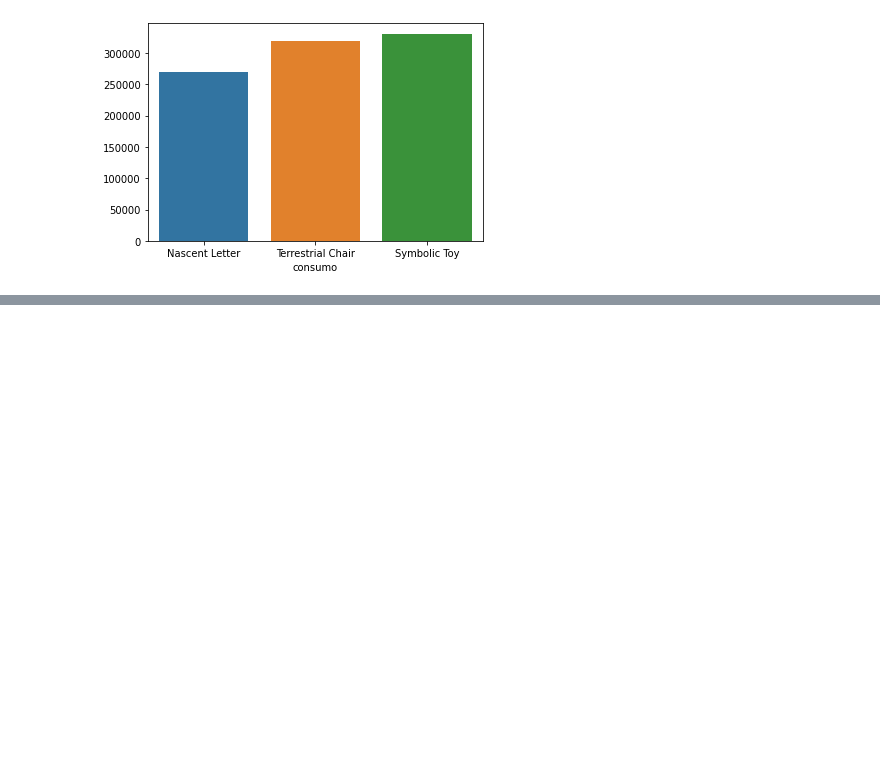
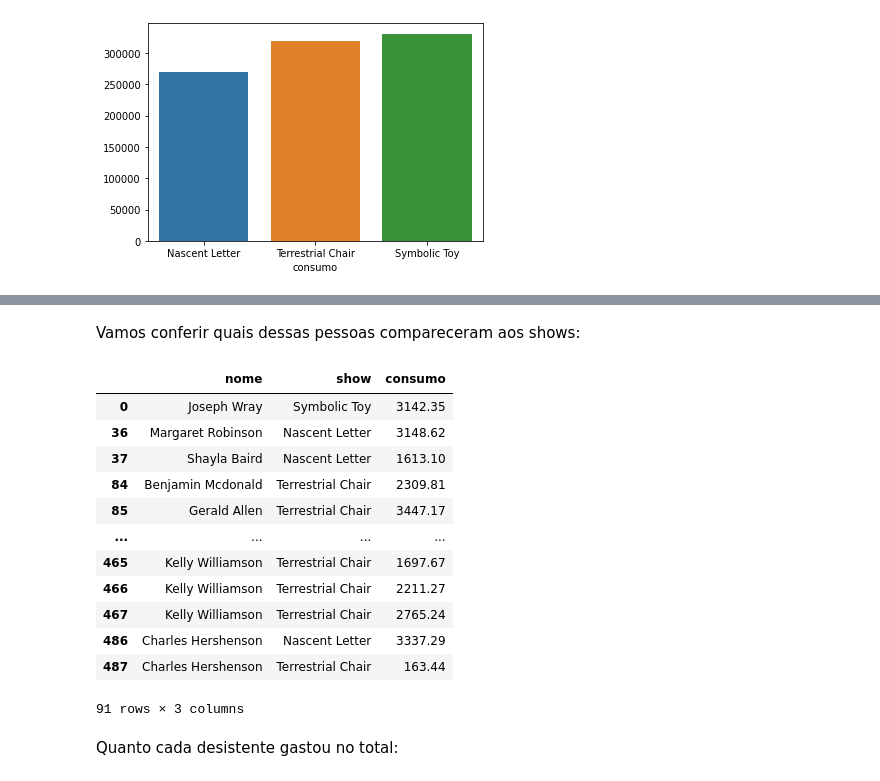
Before and after one commit to brunobdcorreia/Prova-Data-Engineering-Raccoon.Monks, a Jupyter notebook: analise.ipynb, the cells around one changed output, grey strips where cells are left out. Saved outputs shown, nothing was run; the diff lists cells and outputs as text; code cells hidden in the pictures; blank space fills up the shorter version.

```diff
--- a/analise.ipynb
+++ b/analise.ipynb
@@ -327,0 +376,21 @@ Podemos ver pelo gráfico acima que no dia do show da banda Symbolic Toy houvera
+# %% [markdown]
+Vamos conferir quais dessas pessoas compareceram aos shows:
+# %%
+consumo_desistentes = compras_df[compras_df['nome'].isin(desistentes['nome'].unique())]
+consumo_desistentes
+# %% [output]
+|  | nome | show | consumo |
+| 0 | Joseph Wray | Symbolic Toy | 3142.35 |
+| 36 | Margaret Robinson | Nascent Letter | 3148.62 |
+| 37 | Shayla Baird | Nascent Letter | 1613.10 |
+| 84 | Benjamin Mcdonald | Terrestrial Chair | 2309.81 |
+| 85 | Gerald Allen | Terrestrial Chair | 3447.17 |
+| ... | ... | ... | ... |
+| 465 | Kelly Williamson | Terrestrial Chair | 1697.67 |
+| 466 | Kelly Williamson | Terrestrial Chair | 2211.27 |
+| 467 | Kelly Williamson | Terrestrial Chair | 2765.24 |
+| 486 | Charles Hershenson | Nascent Letter | 3337.29 |
+| 487 | Charles Hershenson | Terrestrial Chair | 163.44 |
+91 rows × 3 columns
+# %% [markdown]
+Quanto cada desistente gastou no total:
```
Also changed, not shown: parts of 33 cells of this notebook, 1 other file.
